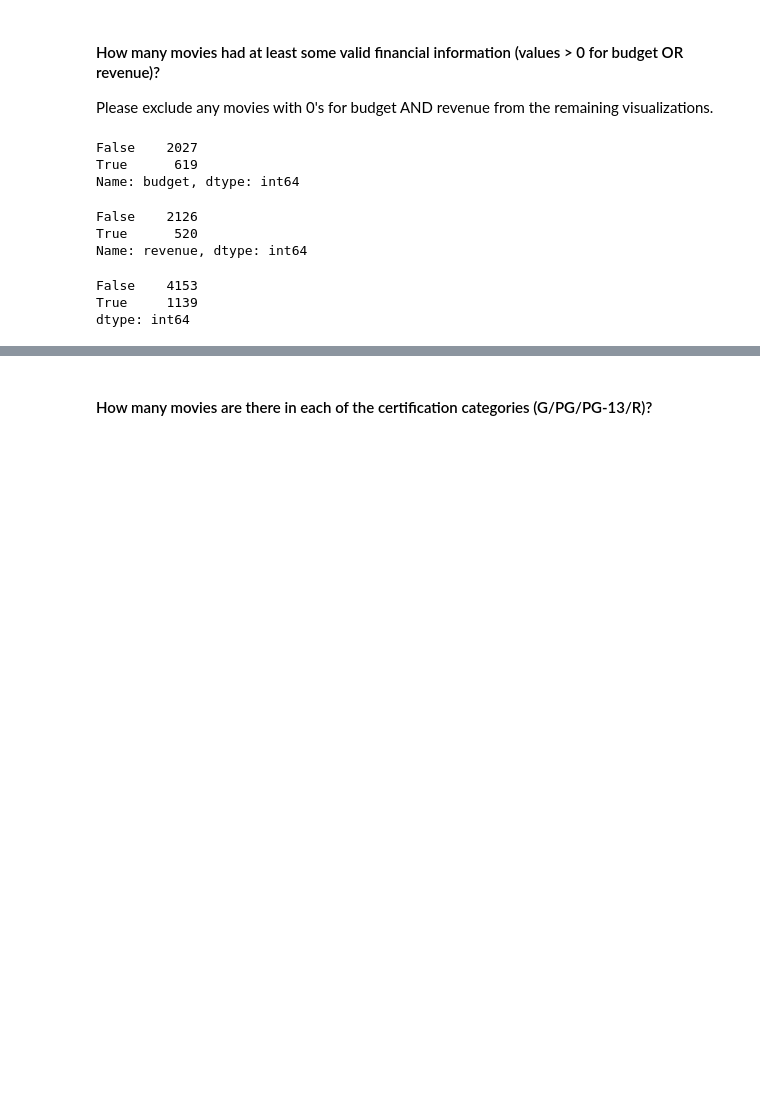
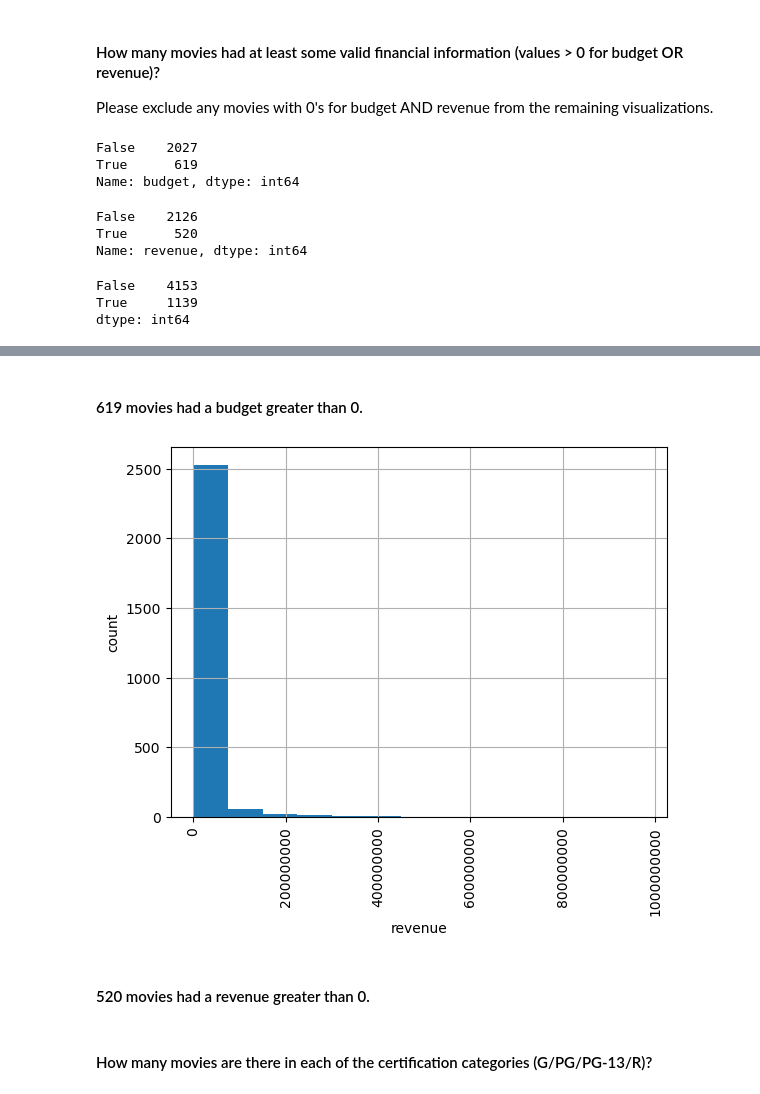
Before and after one commit to EhLeeOod/movie-project, a Jupyter notebook: Part-3-EDA.ipynb, the cells around one changed output, grey strips where cells are left out. Cells and saved outputs as stored; diff of their text form; code cells hidden in the pictures; blank space fills up the shorter version.

```diff
--- a/Part-3-EDA.ipynb
+++ b/Part-3-EDA.ipynb
@@ -244,2 +230,14 @@ ax = sns.countplot(data=df_both, x = df_both['revenue'])
+# %% [markdown]
+#### 619 movies had a budget greater than 0.
+# %%
+ax=df['revenue'].hist(bins='auto')
+ax.ticklabel_format(style='plain')
+ax.tick_params(axis='x', rotation= 90)
+ax.set_xlabel('revenue')
+ax.set_ylabel('count');
+# %% [output]
+[figure, added]
+# %% [markdown]
+#### 520 movies had a revenue greater than 0.
 # %% [markdown]
 #### How many movies are there in each of the certification categories (G/PG/PG-13/R)?
```
Also changed, not shown: parts of 8 cells of this notebook, 2 other files.
